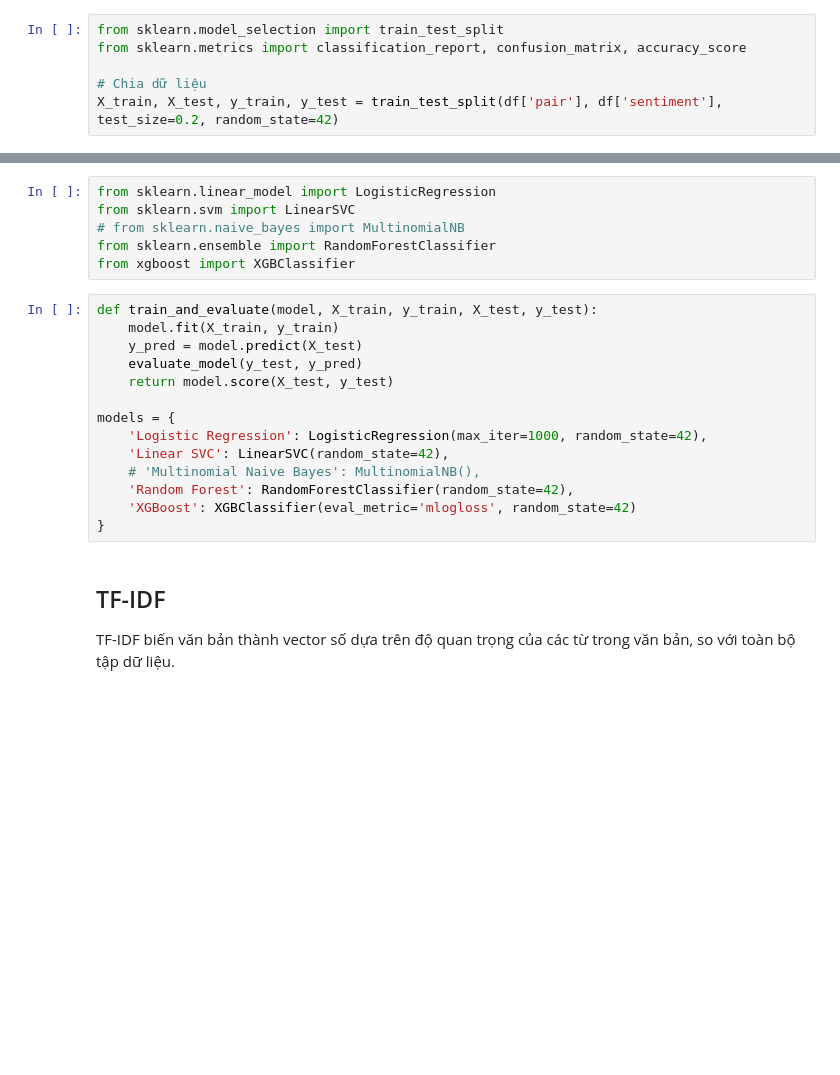
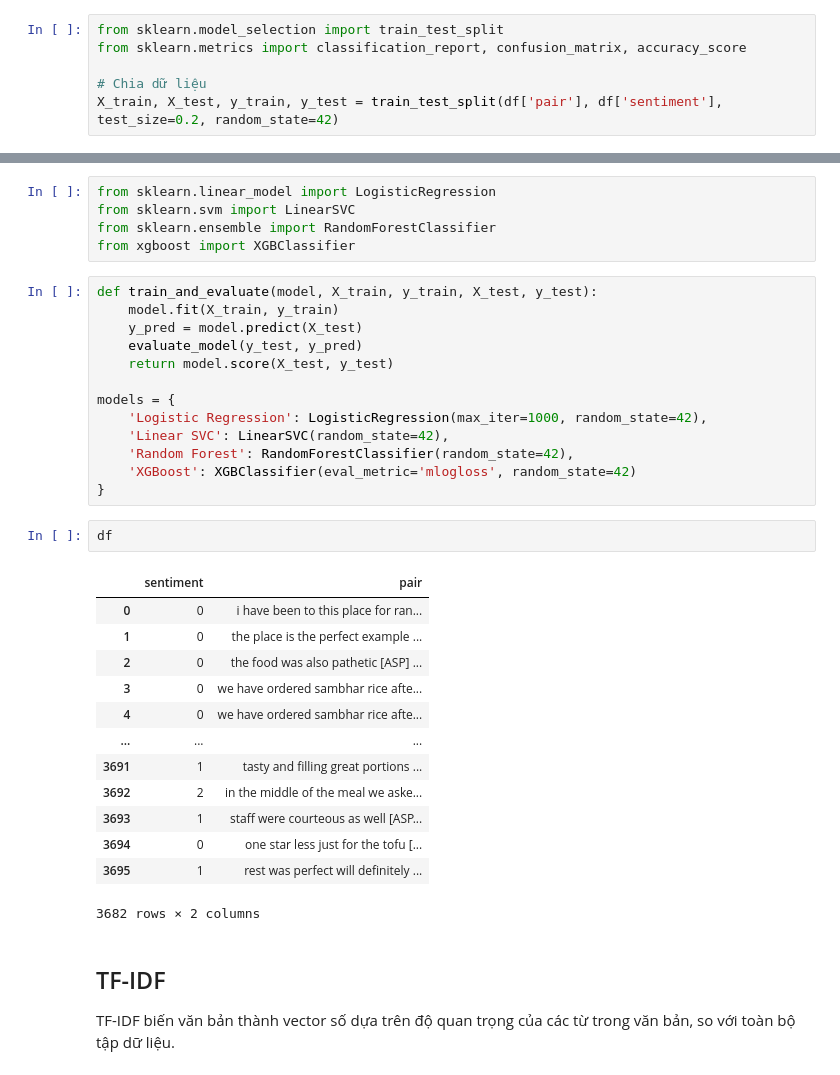
Before and after one commit to AnhThy3447/DS304_Nhom11, a Jupyter notebook: step2.ipynb, the cells around one changed output, grey strips where cells are left out. Saved outputs shown, nothing was run; the diff lists cells and outputs as text; blank space fills up the shorter version.

```diff
--- a/step2.ipynb
+++ b/step2.ipynb
@@ -77,7 +69,6 @@ You should consider upgrading via the 'C:\Users\Admin\AppData\Local\Programs\Pyt
 # %%
 from sklearn.linear_model import LogisticRegression
 from sklearn.svm import LinearSVC
-# from sklearn.naive_bayes import MultinomialNB
 from sklearn.ensemble import RandomForestClassifier
 from xgboost import XGBClassifier
 # %%
@@ -90,10 +81,25 @@ def train_and_evaluate(model, X_train, y_train, X_test, y_test):
 models = {
     'Logistic Regression': LogisticRegression(max_iter=1000, random_state=42),
     'Linear SVC': LinearSVC(random_state=42),
-    # 'Multinomial Naive Bayes': MultinomialNB(),
     'Random Forest': RandomForestClassifier(random_state=42),
     'XGBoost': XGBClassifier(eval_metric='mlogloss', random_state=42)
 }
+# %%
+df
+# %% [output]
+|  | sentiment | pair |
+| 0 | 0 | i have been to this place for ran... |
+| 1 | 0 | the place is the perfect example ... |
+| 2 | 0 | the food was also pathetic [ASP] ... |
+| 3 | 0 | we have ordered sambhar rice afte... |
+| 4 | 0 | we have ordered sambhar rice afte... |
+| ... | ... | ... |
+| 3691 | 1 | tasty and filling great portions ... |
+| 3692 | 2 | in the middle of the meal we aske... |
+| 3693 | 1 | staff were courteous as well [ASP... |
+| 3694 | 0 | one star less just for the tofu [... |
+| 3695 | 1 | rest was perfect will definitely ... |
+3682 rows × 2 columns
 # %% [markdown]
 ## TF-IDF
 TF-IDF biến văn bản thành vector số dựa trên độ quan trọng của các từ trong văn bản, so với toàn bộ tập dữ liệu.
```
Also changed, not shown: parts of 25 cells of this notebook.
